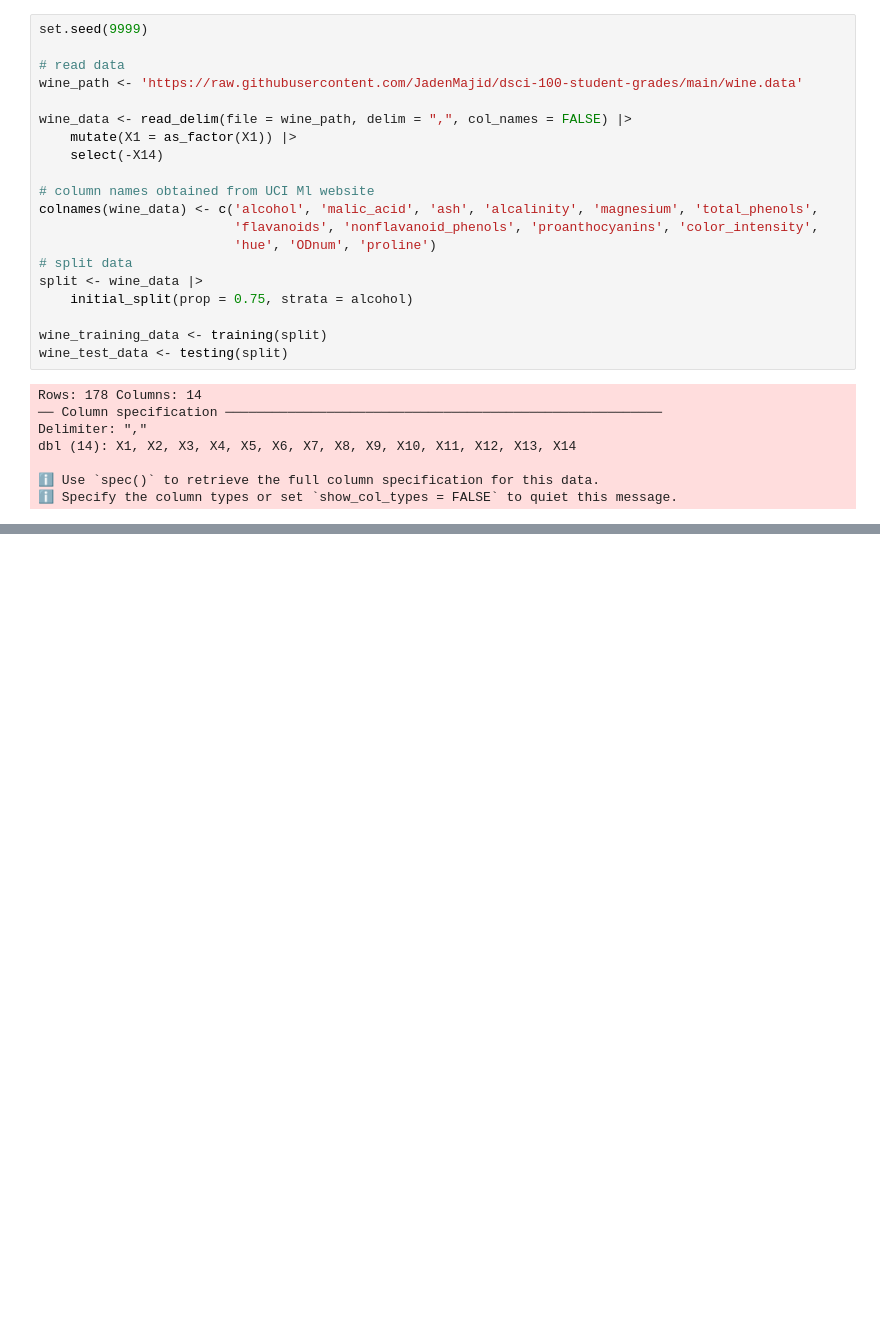
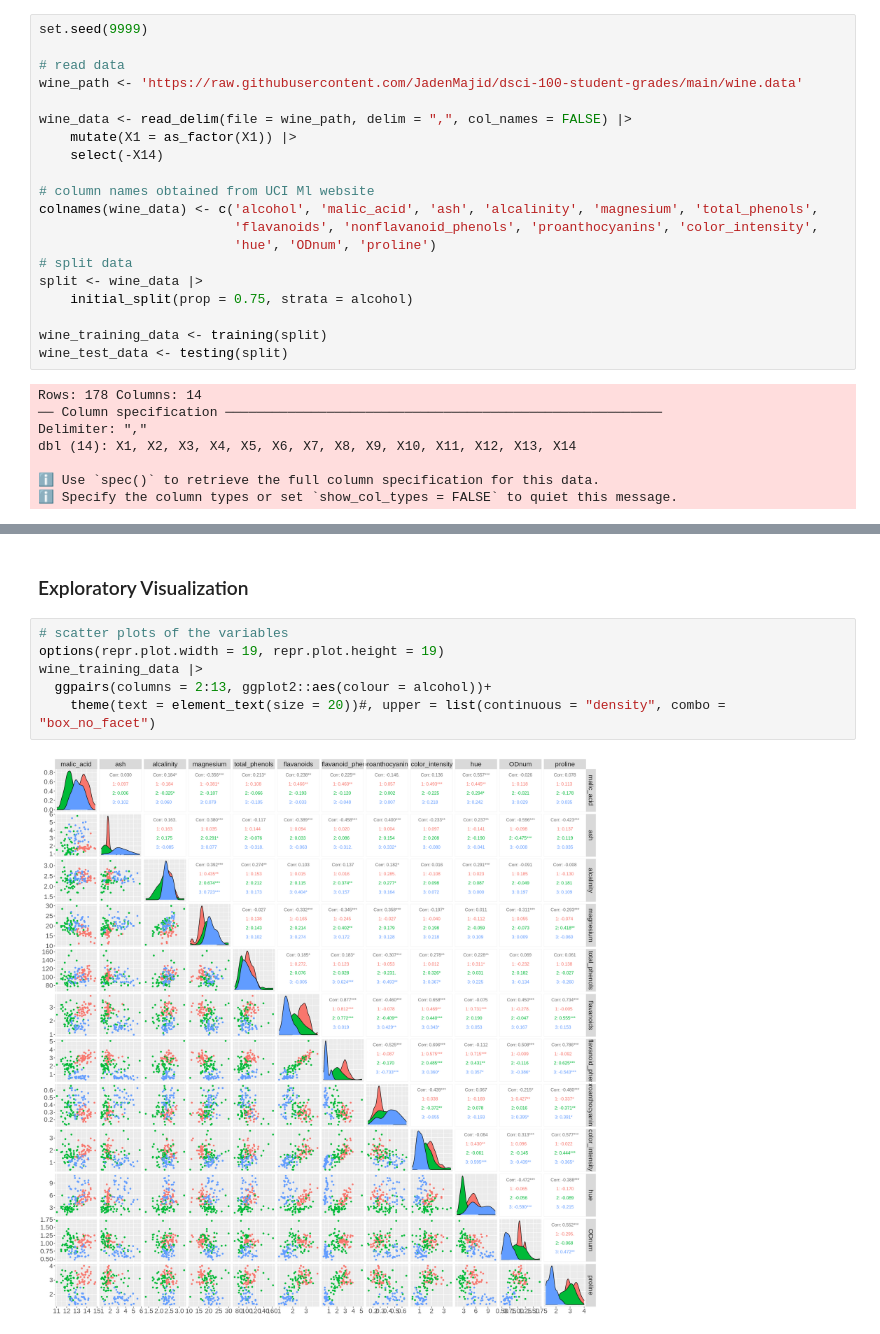
Before and after one commit to JadenMajid/dsci-100-student-grades, a Jupyter notebook: project_report.ipynb, the cells around one changed output, grey strips where cells are left out. Saved outputs shown, nothing was run; the diff lists cells and outputs as text; blank space fills up the shorter version.

Commit message:
exploratory visualizations

```diff
--- a/project_report.ipynb
+++ b/project_report.ipynb
@@ -56,0 +115,10 @@ dbl (14): X1, X2, X3, X4, X5, X6, X7, X8, X9, X10, X11, X12, X13, X14
+# %% [markdown]
+### Exploratory Visualization
+# %%
+# scatter plots of the variables
+options(repr.plot.width = 19, repr.plot.height = 19)
+wine_training_data |>
+  ggpairs(columns = 2:13, ggplot2::aes(colour = alcohol))+
+    theme(text = element_text(size = 20))#, upper = list(continuous = "density", combo = "box_no_facet")
+# %% [output]
+[figure, added]
```
Also changed, not shown: parts of 10 cells of this notebook.
